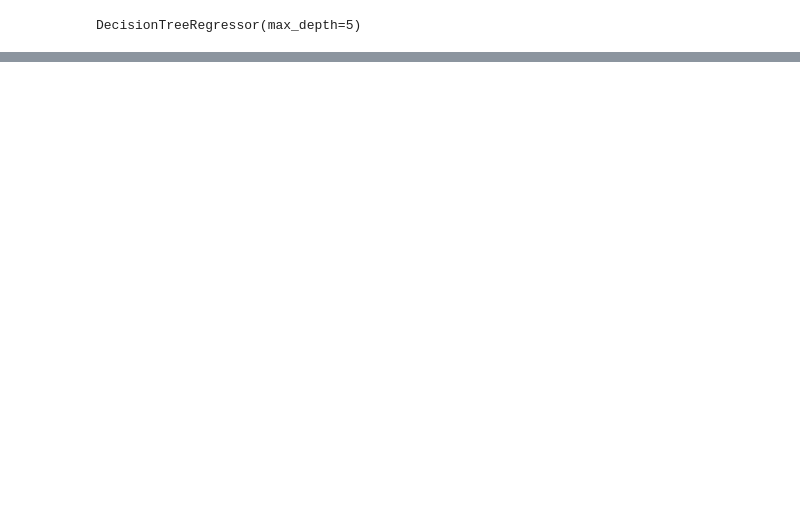
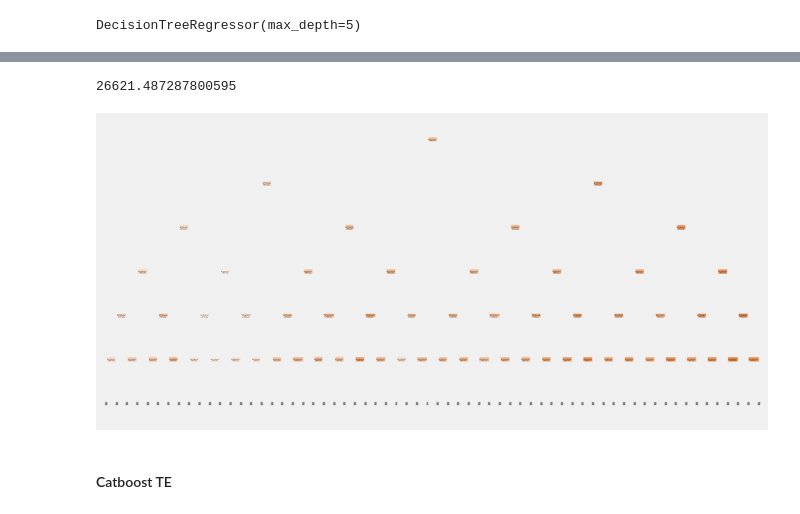
Before and after one commit to cmougan/WRI_WellBeing_Data_Layer, a Jupyter notebook: dssg/carlos/EDA_DHS.ipynb, the cells around one changed output, grey strips where cells are left out. Cells and saved outputs as stored; diff of their text form; code cells hidden in the pictures; blank space fills up the shorter version.

```diff
--- a/dssg/carlos/EDA_DHS.ipynb
+++ b/dssg/carlos/EDA_DHS.ipynb
@@ -190,0 +214,6 @@ plot_tree(pipe.named_steps["model"],max_depth=3,feature_names=X_tr.columns,fille
+# %%
+model = DecisionTreeRegressor(max_depth=8)
+enc = OneHotEncoder()
+pipe = Pipeline([('enc',enc), ('model',model)])
+
+pipe.fit(X_tr,y_tr)
@@ -190,0 +228,18 @@ plot_tree(pipe.named_steps["model"],max_depth=3,feature_names=X_tr.columns,fille
+# %%
+mean_absolute_error(pipe.predict(X_te),y_te)
+# %% [output]
+26621.487287800595
+# %%
+plt.figure()
+plot_tree(
+    pipe.named_steps["model"],
+    max_depth=5,
+    feature_names=pipe[:-1].transform(X_tr).columns,
+    filled=True,
+)
+plt.savefig('tree_ohe.svg',format='svg')
+plt.show()
+# %% [output]
+[figure, added]
+# %% [markdown]
+#### Catboost TE
```
Also changed, not shown: parts of 21 cells of this notebook, 6 other files.
